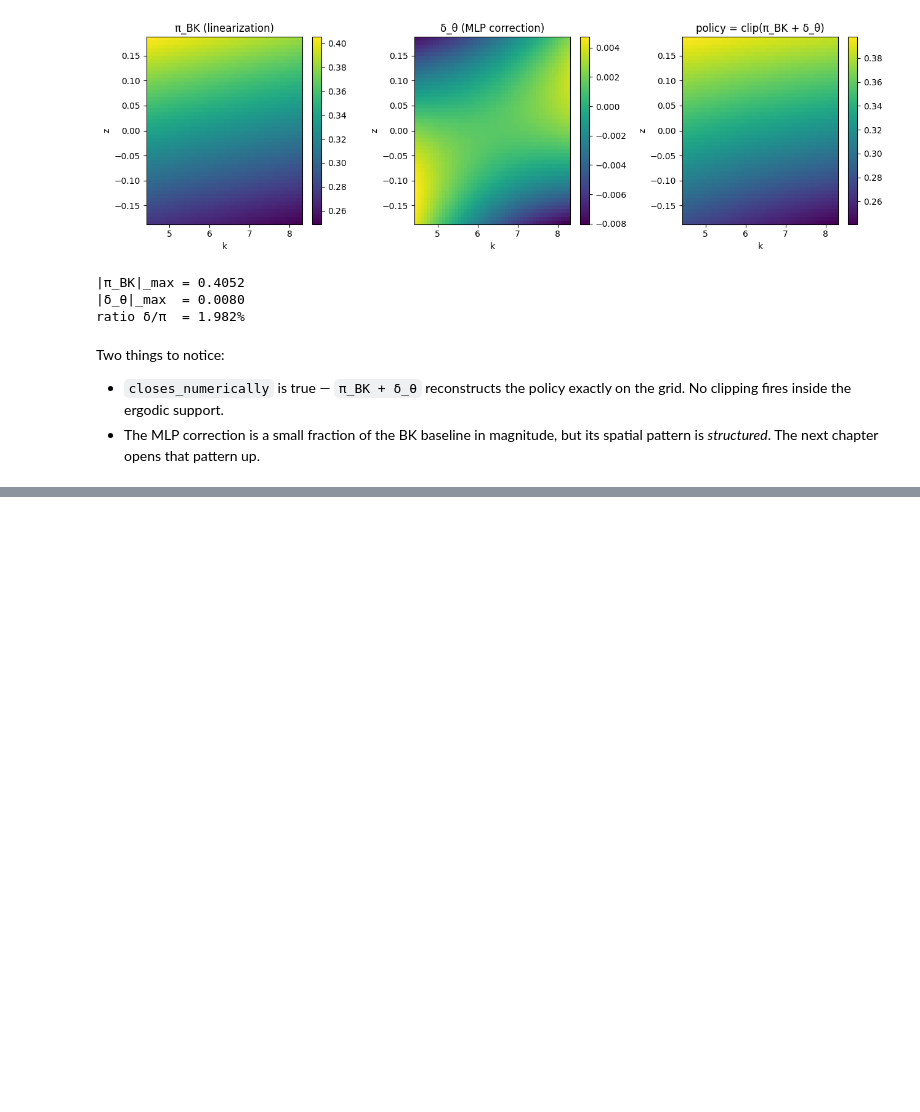
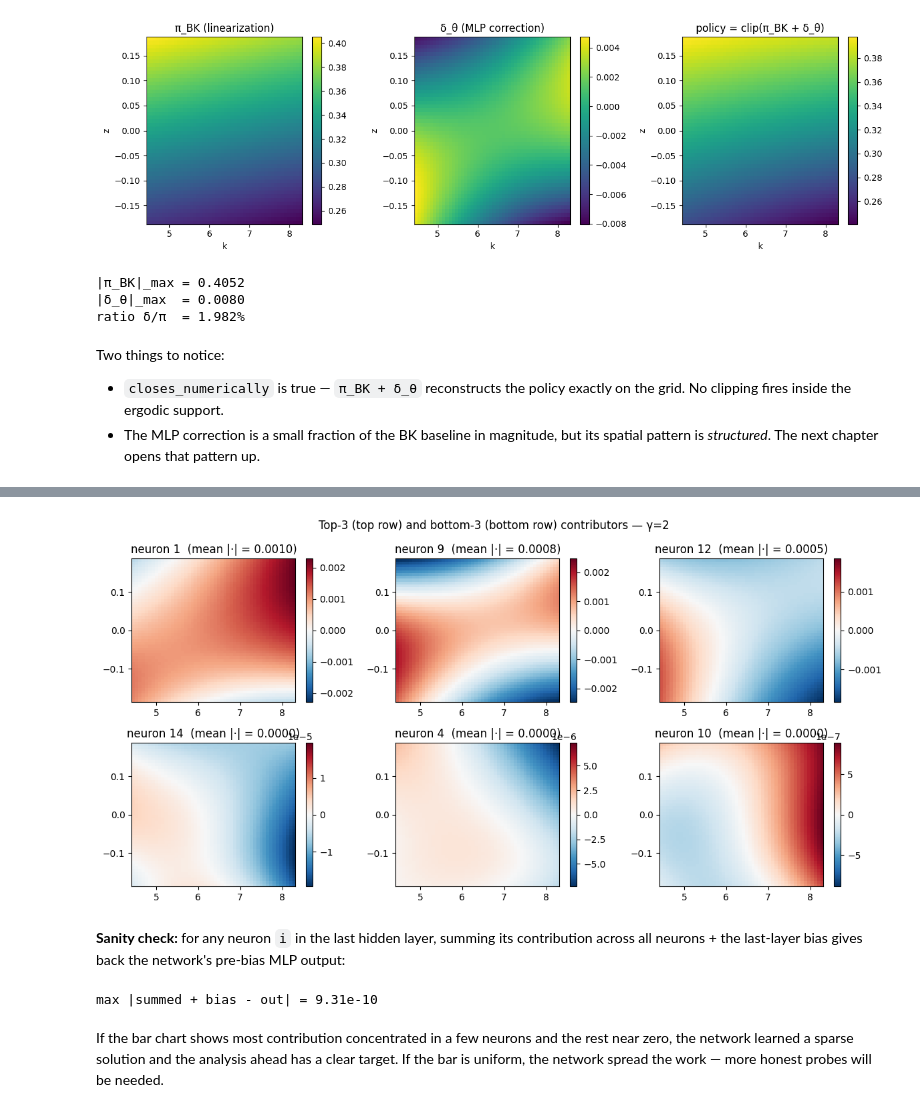
Before and after one commit to deqn-jax/deqn-jax, a Jupyter notebook: examples/interp_brock_mirman.ipynb, the cells around one changed output, grey strips where cells are left out. Cells and saved outputs as stored; diff of their text form; code cells hidden in the pictures; blank space fills up the shorter version.

```diff
--- a/examples/interp_brock_mirman.ipynb
+++ b/examples/interp_brock_mirman.ipynb
@@ -183,0 +223,36 @@ Two things to notice:
+# %%
+H_last = contrib_last.shape[1]
+picks = list(order[:3]) + list(order[-3:])
+fig, axes = plt.subplots(2, 3, figsize=(12, 6))
+for ax, i in zip(axes.flat, picks):
+    grid = contrib_last[:, i, 0].reshape(K.shape)
+    vmax = max(np.abs(grid).max(), 1e-12)
+    pcm = ax.pcolormesh(
+        K, Z, grid, shading="auto", cmap="RdBu_r", vmin=-vmax, vmax=vmax
+    )
+    ax.set_title(f"neuron {i}  (mean |·| = {mean_abs[i]:.4f})")
+    fig.colorbar(pcm, ax=ax)
+fig.suptitle("Top-3 (top row) and bottom-3 (bottom row) contributors — γ=2")
+fig.tight_layout()
+fig.savefig(f"{FIGDIR}/ch2_contribution_heatmaps_gamma2.png", dpi=150)
+plt.show()
+# %% [output]
+[figure, added]
+# %% [markdown]
+**Sanity check:** for any neuron `i` in the last hidden layer,
+summing its contribution across all neurons + the last-layer bias gives
+back the network's pre-bias MLP output:
+# %%
+acts = forward_with_activations(net.mlp, states)
+summed = contrib_last.sum(axis=1)  # [batch, 1]
+bias = np.asarray(net.mlp.layers[-1].bias)
+out = np.asarray(acts["out"])
+print(f"max |summed + bias - out| = {np.abs(summed + bias - out).max():.2e}")
+assert np.allclose(summed + bias[None, :], out, atol=1e-5)
+# %% [output]
+max |summed + bias - out| = 9.31e-10
+# %% [markdown]
+If the bar chart shows most contribution concentrated in a few
+neurons and the rest near zero, the network learned a sparse solution
+and the analysis ahead has a clear target. If the bar is uniform, the
+network spread the work — more honest probes will be needed.
```
Also changed, not shown: parts of 2 cells of this notebook, 3 other files.
